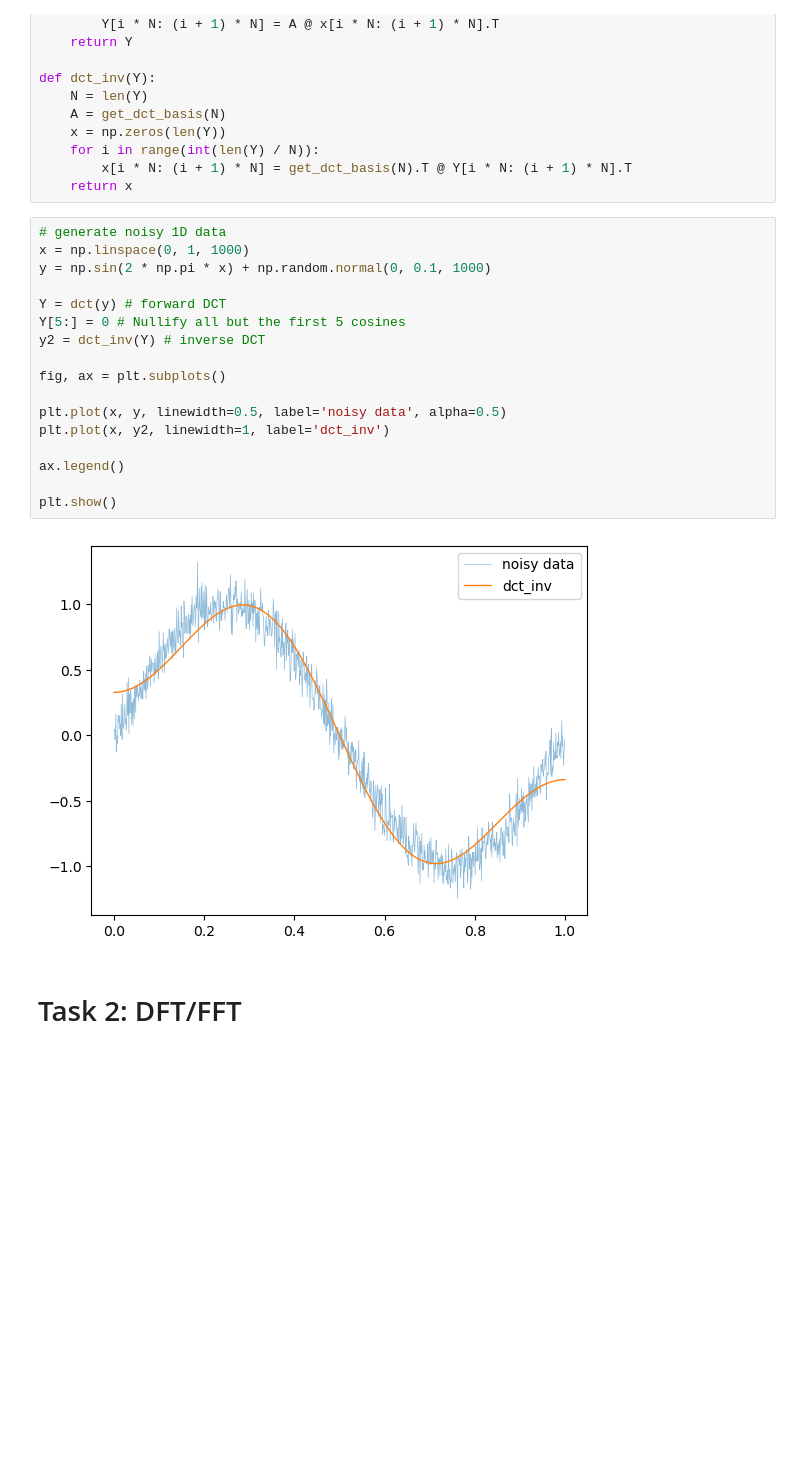
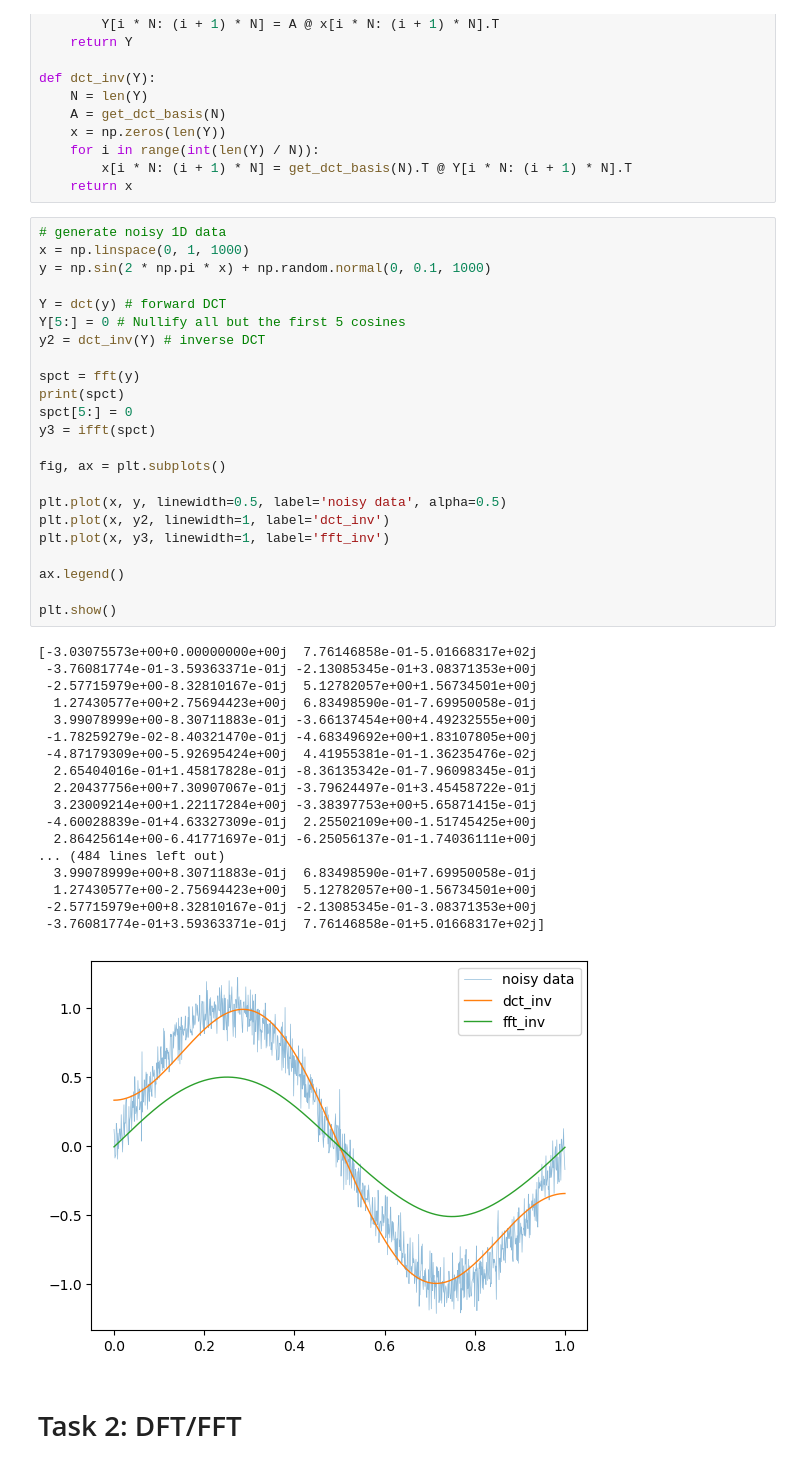
Before and after one commit to m8dotpie/sensors.hw, a Jupyter notebook: HW3/HW3.ipynb, the cells around one changed output. Cells and saved outputs as stored; diff of their text form; blank space fills up the shorter version.

```diff
--- a/HW3/HW3.ipynb
+++ b/HW3/HW3.ipynb
@@ -39,22 +39,45 @@ def dct_inv(Y):
 # %%
 # generate noisy 1D data
 x = np.linspace(0, 1, 1000)
 y = np.sin(2 * np.pi * x) + np.random.normal(0, 0.1, 1000)
 
 Y = dct(y) # forward DCT
 Y[5:] = 0 # Nullify all but the first 5 cosines
 y2 = dct_inv(Y) # inverse DCT
 
+spct = fft(y)
+print(spct)
+spct[5:] = 0
+y3 = ifft(spct)
+
 fig, ax = plt.subplots()
 
 plt.plot(x, y, linewidth=0.5, label='noisy data', alpha=0.5)
 plt.plot(x, y2, linewidth=1, label='dct_inv')
+plt.plot(x, y3, linewidth=1, label='fft_inv')
 
 ax.legend()
 
 plt.show()
 # %% [output]
+[-3.03075573e+00+0.00000000e+00j  7.76146858e-01-5.01668317e+02j
+ -3.76081774e-01-3.59363371e-01j -2.13085345e-01+3.08371353e+00j
+ -2.57715979e+00-8.32810167e-01j  5.12782057e+00+1.56734501e+00j
+  1.27430577e+00+2.75694423e+00j  6.83498590e-01-7.69950058e-01j
+  3.99078999e+00-8.30711883e-01j -3.66137454e+00+4.49232555e+00j
+ -1.78259279e-02-8.40321470e-01j -4.68349692e+00+1.83107805e+00j
+ -4.87179309e+00-5.92695424e+00j  4.41955381e-01-1.36235476e-02j
+  2.65404016e-01+1.45817828e-01j -8.36135342e-01-7.96098345e-01j
+  2.20437756e+00+7.30907067e-01j -3.79624497e-01+3.45458722e-01j
+  3.23009214e+00+1.22117284e+00j -3.38397753e+00+5.65871415e-01j
+ -4.60028839e-01+4.63327309e-01j  2.25502109e+00-1.51745425e+00j
+  2.86425614e+00-6.41771697e-01j -6.25056137e-01-1.74036111e+00j
+... (484 lines left out)
+  3.99078999e+00+8.30711883e-01j  6.83498590e-01+7.69950058e-01j
+  1.27430577e+00-2.75694423e+00j  5.12782057e+00-1.56734501e+00j
+ -2.57715979e+00+8.32810167e-01j -2.13085345e-01-3.08371353e+00j
+ -3.76081774e-01+3.59363371e-01j  7.76146858e-01+5.01668317e+02j]
-[figure, old version]
+[figure, new version]
 # %% [markdown]
 # Task 2: DFT/FFT
 # %%
```
Also changed, not shown: parts of 1 cell of this notebook.
